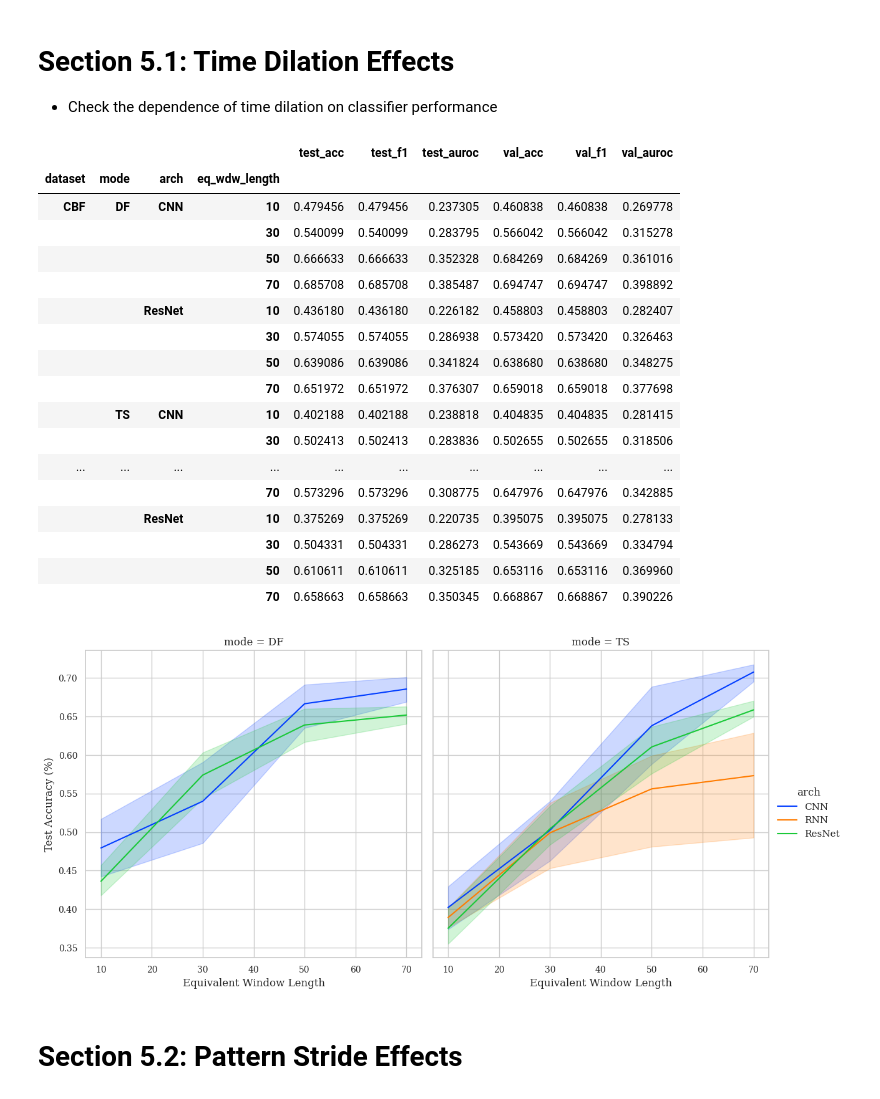
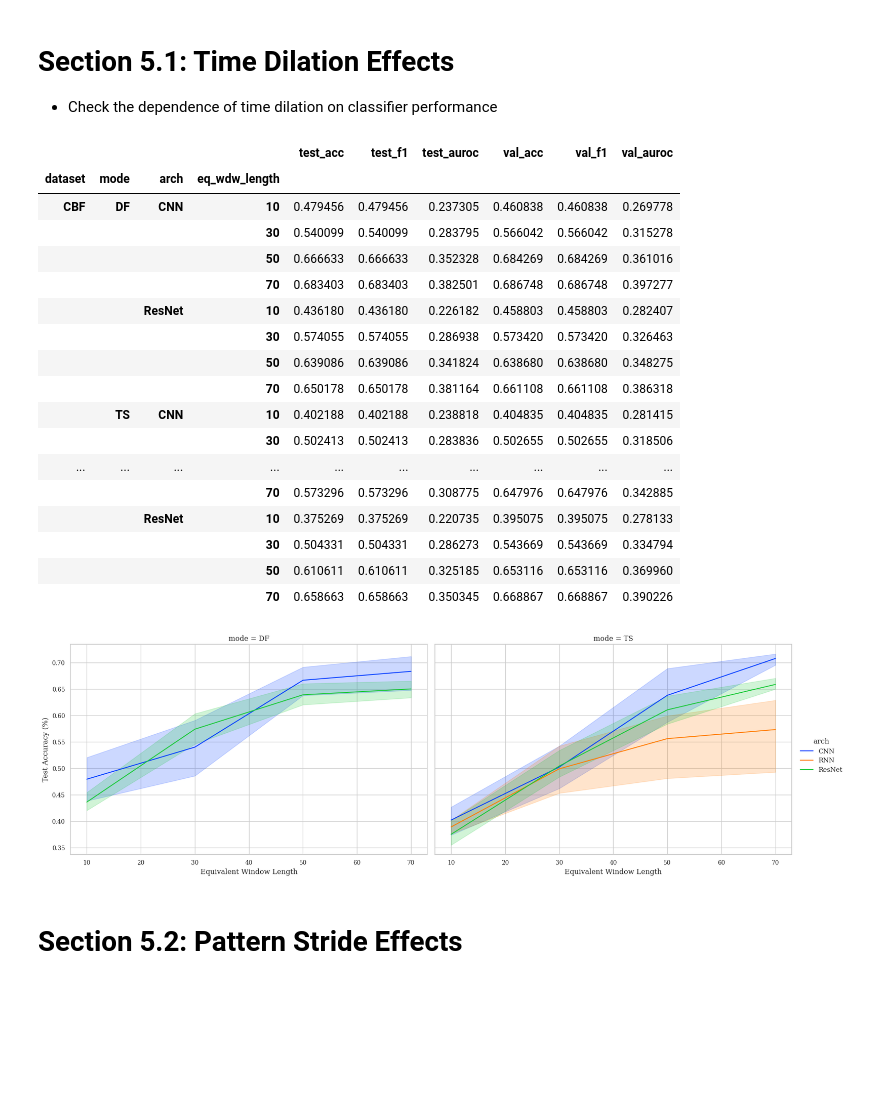
Before and after one commit to mbisan/s3ts, a Jupyter notebook: figures.ipynb, the cells around one changed output. Cells and saved outputs as stored; diff of their text form; code cells hidden in the pictures; blank space fills up the shorter version.

Commit message:
fixed stride series

```diff
--- a/figures.ipynb
+++ b/figures.ipynb
@@ -99,7 +105,7 @@ Index(['mode', 'arch', 'dataset', 'pretrain_mode', 'window_length',
 
 data = df[df["pretrain_mode"] == False].copy()
 
-#data = data[data["window_patt_stride"] == 1]
+data = data[data["window_patt_stride"] == 1]
 data = data[data["pretrained"] == False]
 
 data = data[data["dataset"] == "CBF"]
@@ -112,11 +118,11 @@ data.groupby(["dataset", "mode", "arch", "eq_wdw_length"])[cols].mean()
 | CBF | DF | CNN | 10 | 0.479456 | 0.479456 | 0.237305 | 0.460838 | 0.460838 | 0.269778 |
 |  |  |  | 30 | 0.540099 | 0.540099 | 0.283795 | 0.566042 | 0.566042 | 0.315278 |
 |  |  |  | 50 | 0.666633 | 0.666633 | 0.352328 | 0.684269 | 0.684269 | 0.361016 |
-|  |  |  | 70 | 0.685708 | 0.685708 | 0.385487 | 0.694747 | 0.694747 | 0.398892 |
+|  |  |  | 70 | 0.683403 | 0.683403 | 0.382501 | 0.686748 | 0.686748 | 0.397277 |
 |  |  | ResNet | 10 | 0.436180 | 0.436180 | 0.226182 | 0.458803 | 0.458803 | 0.282407 |
 |  |  |  | 30 | 0.574055 | 0.574055 | 0.286938 | 0.573420 | 0.573420 | 0.326463 |
 |  |  |  | 50 | 0.639086 | 0.639086 | 0.341824 | 0.638680 | 0.638680 | 0.348275 |
-|  |  |  | 70 | 0.651972 | 0.651972 | 0.376307 | 0.659018 | 0.659018 | 0.377698 |
+|  |  |  | 70 | 0.650178 | 0.650178 | 0.381164 | 0.661108 | 0.661108 | 0.386318 |
 |  | TS | CNN | 10 | 0.402188 | 0.402188 | 0.238818 | 0.404835 | 0.404835 | 0.281415 |
 |  |  |  | 30 | 0.502413 | 0.502413 | 0.283836 | 0.502655 | 0.502655 | 0.318506 |
 | ... | ... | ... | ... | ... | ... | ... | ... | ... | ... |
@@ -128,23 +134,23 @@ data.groupby(["dataset", "mode", "arch", "eq_wdw_length"])[cols].mean()
 # %%
 # Generate a plot
 data["Method"] =  data["arch"] + "_" + data["mode"]
 data.sort_values(["Method"], inplace=True)
 
 sns.set_theme()
 sns.set_style("whitegrid")
 plt.rc('font', family='serif')
 plt.rc('xtick', labelsize='small')
 plt.rc('ytick', labelsize='small')
 
 g = sns.relplot(data=data, x="eq_wdw_length", y="test_acc", hue='arch', kind="line", palette="bright", col="mode", col_wrap=2,
-                height=6, aspect=1, legend=True, markers="True", facet_kws={"despine": False})
+                height=6, aspect=1.5, legend=True, markers="True", facet_kws={"despine": False})
 
 g.set_ylabels("Test Accuracy (%)")
 g.set_xlabels("Equivalent Window Length");
 
 g.savefig("figures/time_dilation.pdf", bbox_inches='tight')
 # %% [output]
-[figure, old version]
+[figure, new version]
 # %% [markdown]
 # Section 5.2: Pattern Stride Effects
 # %%
```
Also changed, not shown: parts of 3 cells of this notebook, 2 other files.
